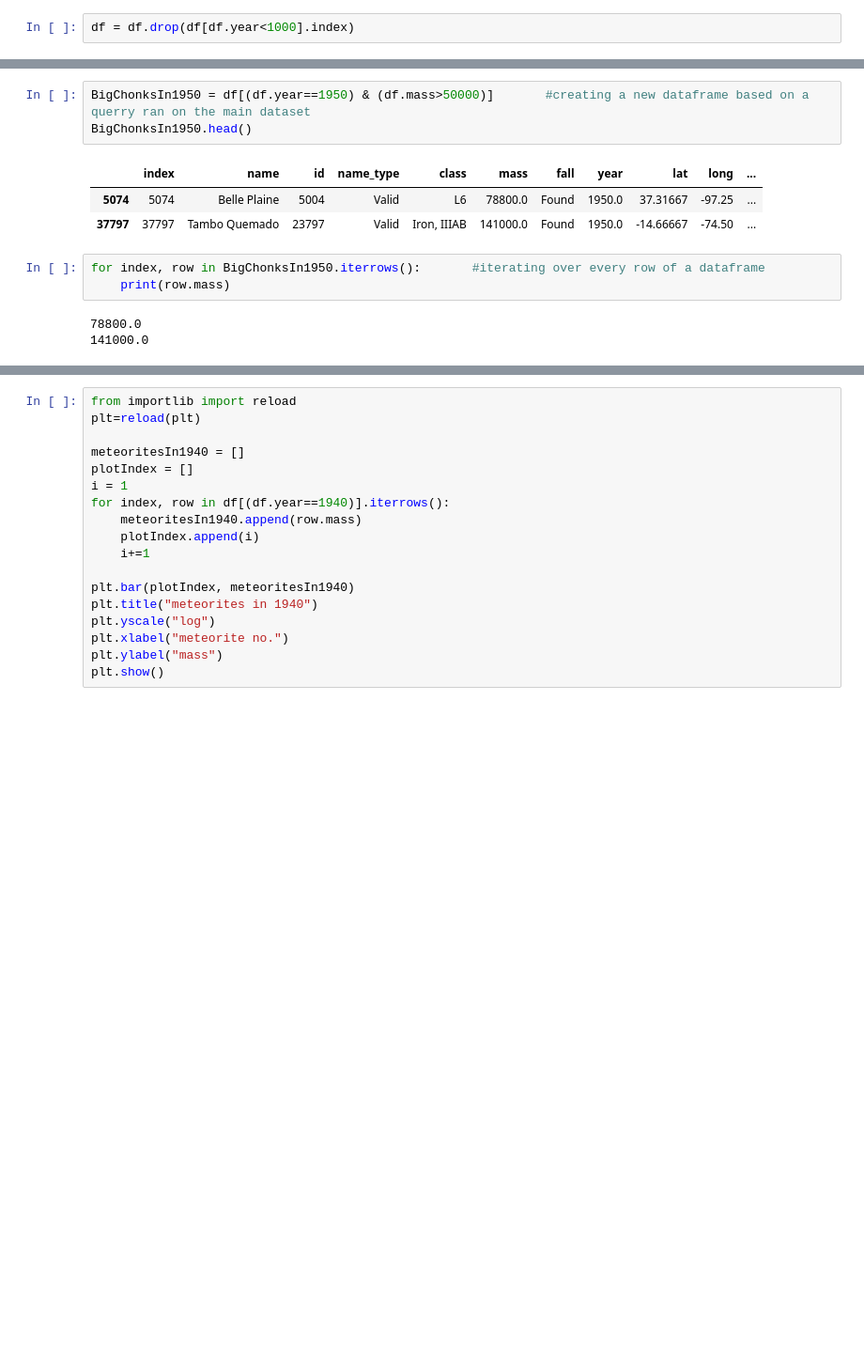
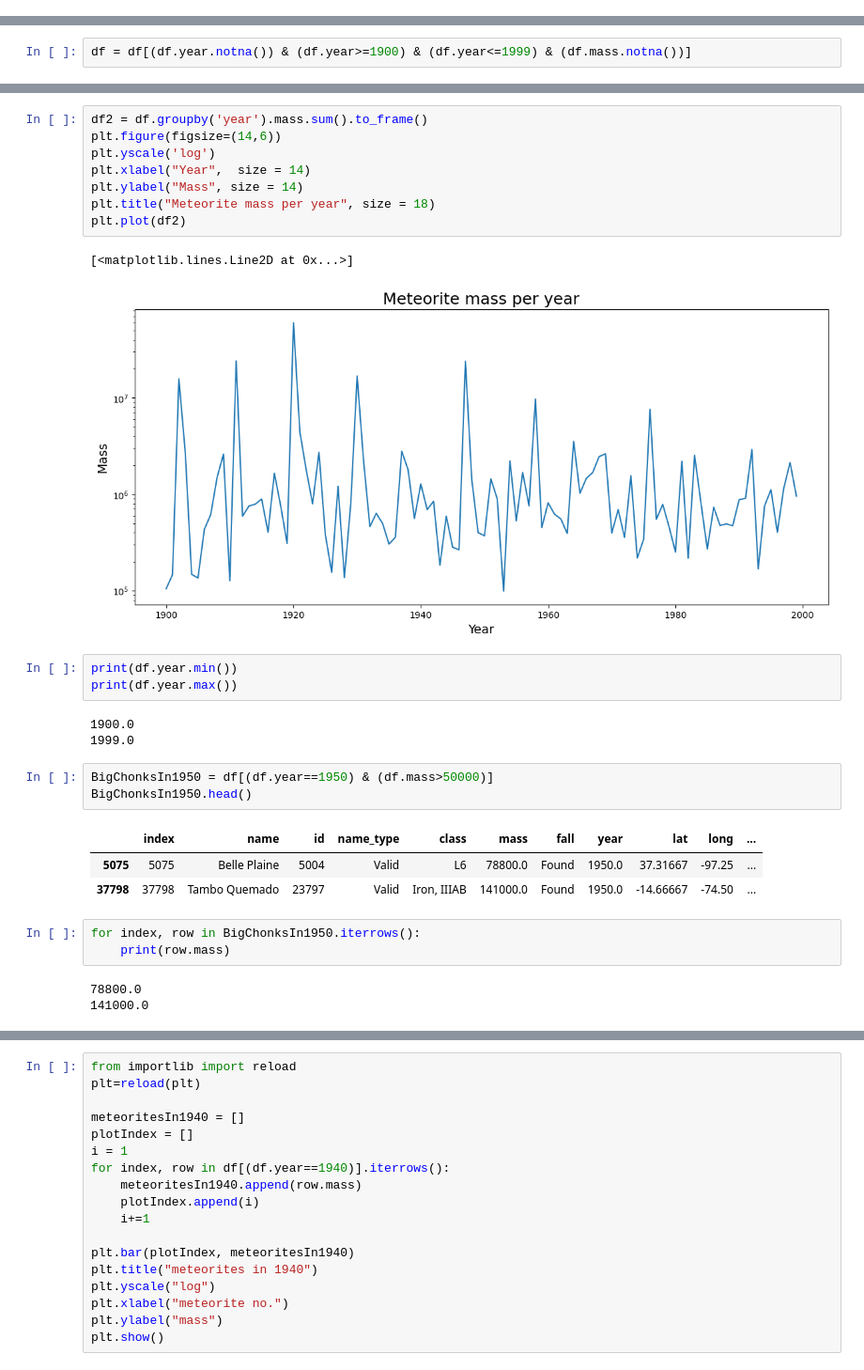
Before and after one commit to lexiestence/lexiestence.github.io, a Jupyter notebook: python/project/experimental.ipynb, the cells around one changed output, grey strips where cells are left out. Shown: that part at 94% size. Saved outputs shown, nothing was run; the diff lists cells and outputs as text; blank space fills up the shorter version.

```diff
--- a/python/project/experimental.ipynb
+++ b/python/project/experimental.ipynb
@@ -15,2 +5,0 @@ df.head()       #prints the first five rows of the dataframe
-# %%
-df = df.drop(df[df.year<1000].index)
@@ -17 +15,3 @@ df = df.drop(df[df.year<1000].index)
+# %%
+df = df[(df.year.notna()) & (df.year>=1900) & (df.year<=1999) & (df.mass.notna())]
 # %%
@@ -21,12 +53,29 @@ df.year.min()
+# %%
+df2 = df.groupby('year').mass.sum().to_frame()
+plt.figure(figsize=(14,6))
+plt.yscale('log')
+plt.xlabel("Year",  size = 14)
+plt.ylabel("Mass", size = 14)
+plt.title("Meteorite mass per year", size = 18)
+plt.plot(df2)
+# %% [output]
+[<matplotlib.lines.Line2D at 0x...>]
+[figure, added]
+# %%
+print(df.year.min())
+print(df.year.max())
+# %% [output]
+1900.0
+1999.0
 # %%
-BigChonksIn1950 = df[(df.year==1950) & (df.mass>50000)]       #creating a new dataframe based on a querry ran on the main dataset
+BigChonksIn1950 = df[(df.year==1950) & (df.mass>50000)]
 BigChonksIn1950.head()
 # %% [output]
 |  | index | name | id | name_type | class | mass | fall | year | lat | long | ... |
-| 5074 | 5074 | Belle Plaine | 5004 | Valid | L6 | 78800.0 | Found | 1950.0 | 37.31667 | -97.25 | ... |
-| 37797 | 37797 | Tambo Quemado | 23797 | Valid | Iron, IIIAB | 141000.0 | Found | 1950.0 | -14.66667 | -74.50 | ... |
+| 5075 | 5075 | Belle Plaine | 5004 | Valid | L6 | 78800.0 | Found | 1950.0 | 37.31667 | -97.25 | ... |
+| 37798 | 37798 | Tambo Quemado | 23797 | Valid | Iron, IIIAB | 141000.0 | Found | 1950.0 | -14.66667 | -74.50 | ... |
 # %%
-for index, row in BigChonksIn1950.iterrows():       #iterating over every row of a dataframe
+for index, row in BigChonksIn1950.iterrows():
     print(row.mass)
 # %% [output]
 78800.0
```
Also changed, not shown: parts of 7 cells of this notebook, 1 other file.
